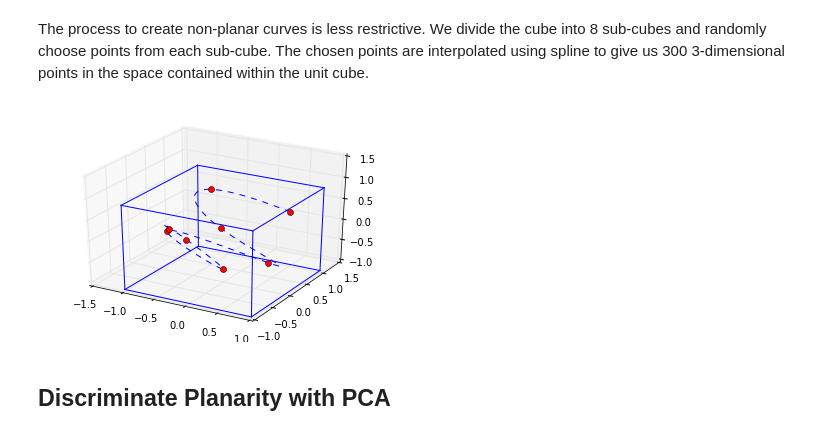
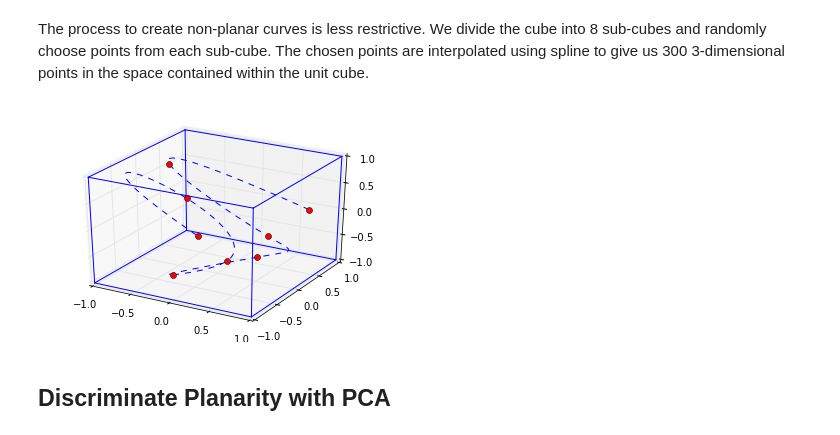
Before and after one commit to palmishr/3D_Curve_Reconstruct, a Jupyter notebook: Summary and Results v.0.ipynb, the cells around one changed output. Drawn from its saved outputs; the diff is of its cells as text; code cells hidden in the pictures.

```diff
--- a/Summary and Results v.0.ipynb
+++ b/Summary and Results v.0.ipynb
@@ -43,10 +44,10 @@ create_show_p_curve()
 ### Non-Planar Curve Generation
 # %% [markdown]
 The process to create non-planar curves is less restrictive. We divide the cube into 8 sub-cubes and randomly choose points from each sub-cube. The chosen points are interpolated using spline to give us 300 3-dimensional points in the space contained within the unit cube.
-# %%
-create_plot_new_np_curve()
-# %% [output]
-[figure, removed]
+# %%
+helper.create_plot_new_np_curve()
+# %% [output]
+[figure, added]
 # %% [markdown]
 ## Discriminate Planarity with PCA
 # %% [markdown]
```
Also changed, not shown: parts of 14 cells of this notebook.
